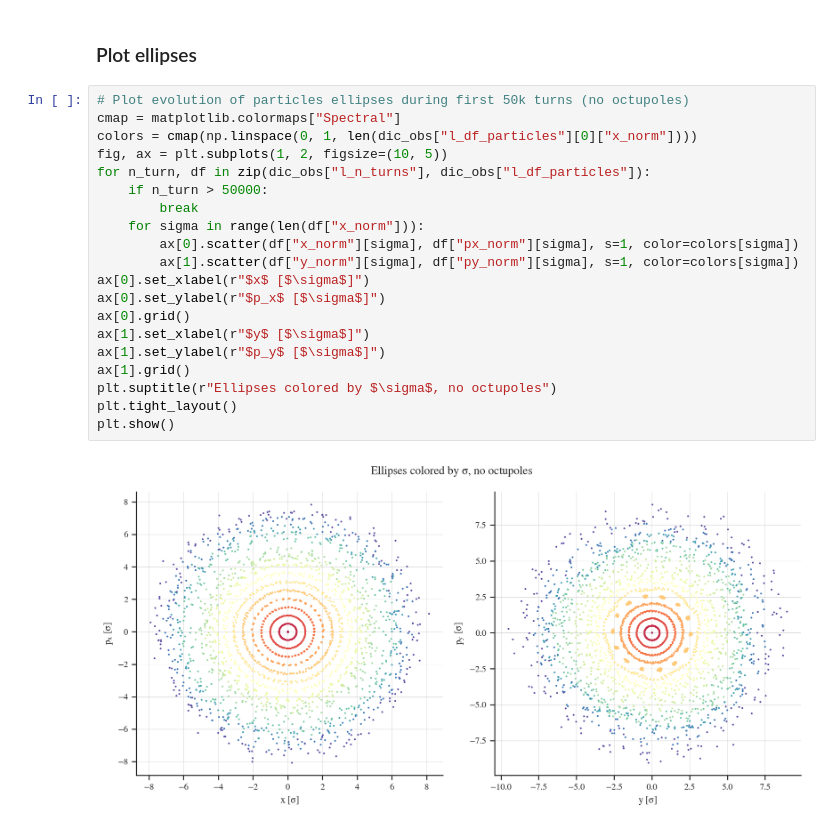
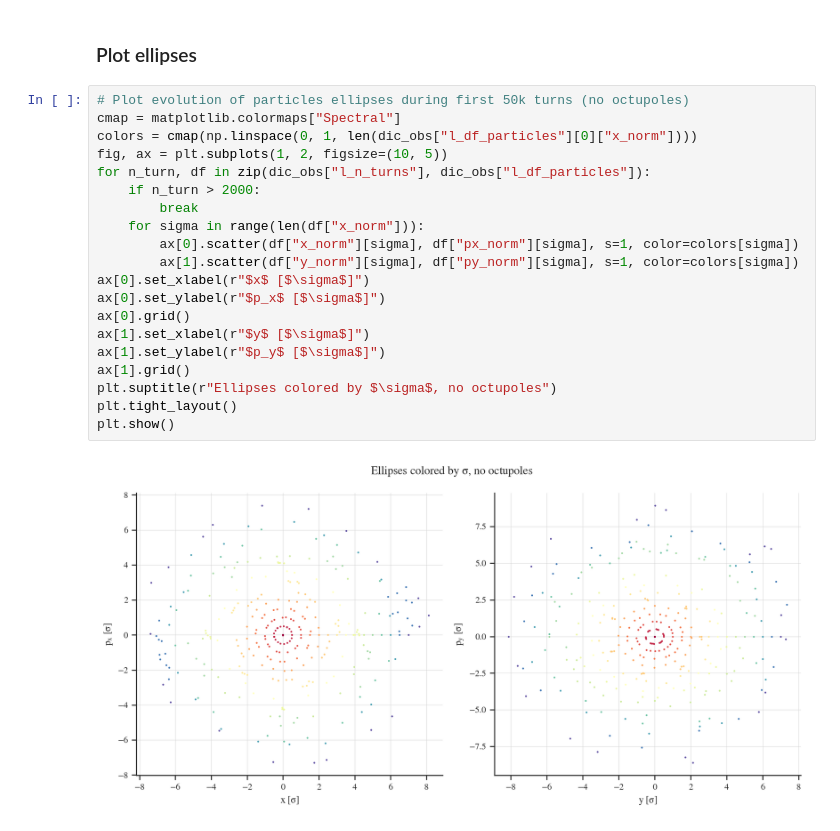
Before and after one commit to ColasDroin/DA_study_boilerplate, a Jupyter notebook: master_study/analysis/analysis_dynamic_octupoles_normalized.ipynb, the cells around one changed output. Saved outputs shown, nothing was run; the diff lists cells and outputs as text.

Commit message:
Struggling with dynamic turns

```diff
--- a/master_study/analysis/analysis_dynamic_octupoles_normalized.ipynb
+++ b/master_study/analysis/analysis_dynamic_octupoles_normalized.ipynb
@@ -104,25 +112,25 @@ plt.show()
 # %%
 # Plot evolution of particles ellipses during first 50k turns (no octupoles)
 cmap = matplotlib.colormaps["Spectral"]
 colors = cmap(np.linspace(0, 1, len(dic_obs["l_df_particles"][0]["x_norm"])))
 fig, ax = plt.subplots(1, 2, figsize=(10, 5))
 for n_turn, df in zip(dic_obs["l_n_turns"], dic_obs["l_df_particles"]):
-    if n_turn > 50000:
+    if n_turn > 2000:
         break
     for sigma in range(len(df["x_norm"])):
         ax[0].scatter(df["x_norm"][sigma], df["px_norm"][sigma], s=1, color=colors[sigma])
         ax[1].scatter(df["y_norm"][sigma], df["py_norm"][sigma], s=1, color=colors[sigma])
 ax[0].set_xlabel(r"$x$ [$\sigma$]")
 ax[0].set_ylabel(r"$p_x$ [$\sigma$]")
 ax[0].grid()
 ax[1].set_xlabel(r"$y$ [$\sigma$]")
 ax[1].set_ylabel(r"$p_y$ [$\sigma$]")
 ax[1].grid()
 plt.suptitle(r"Ellipses colored by $\sigma$, no octupoles")
 plt.tight_layout()
 plt.show()
 # %% [output]
-[figure, old version]
+[figure, new version]
 # %%
 # Plot the trajectory of a single ellipse for the whole simulation
 cmap = matplotlib.colormaps["rainbow"]
```
Also changed, not shown: parts of 5 cells of this notebook, 9 other files.
